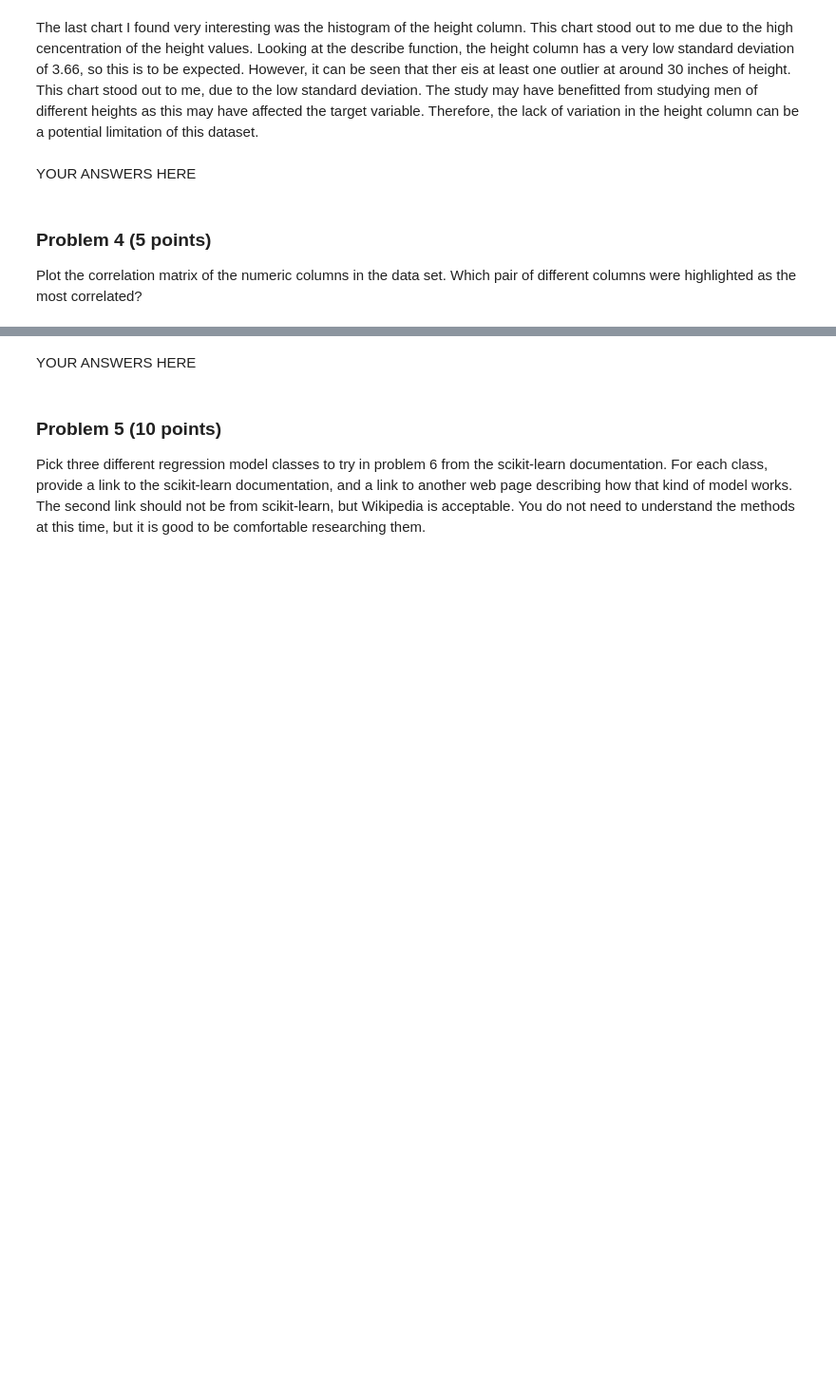
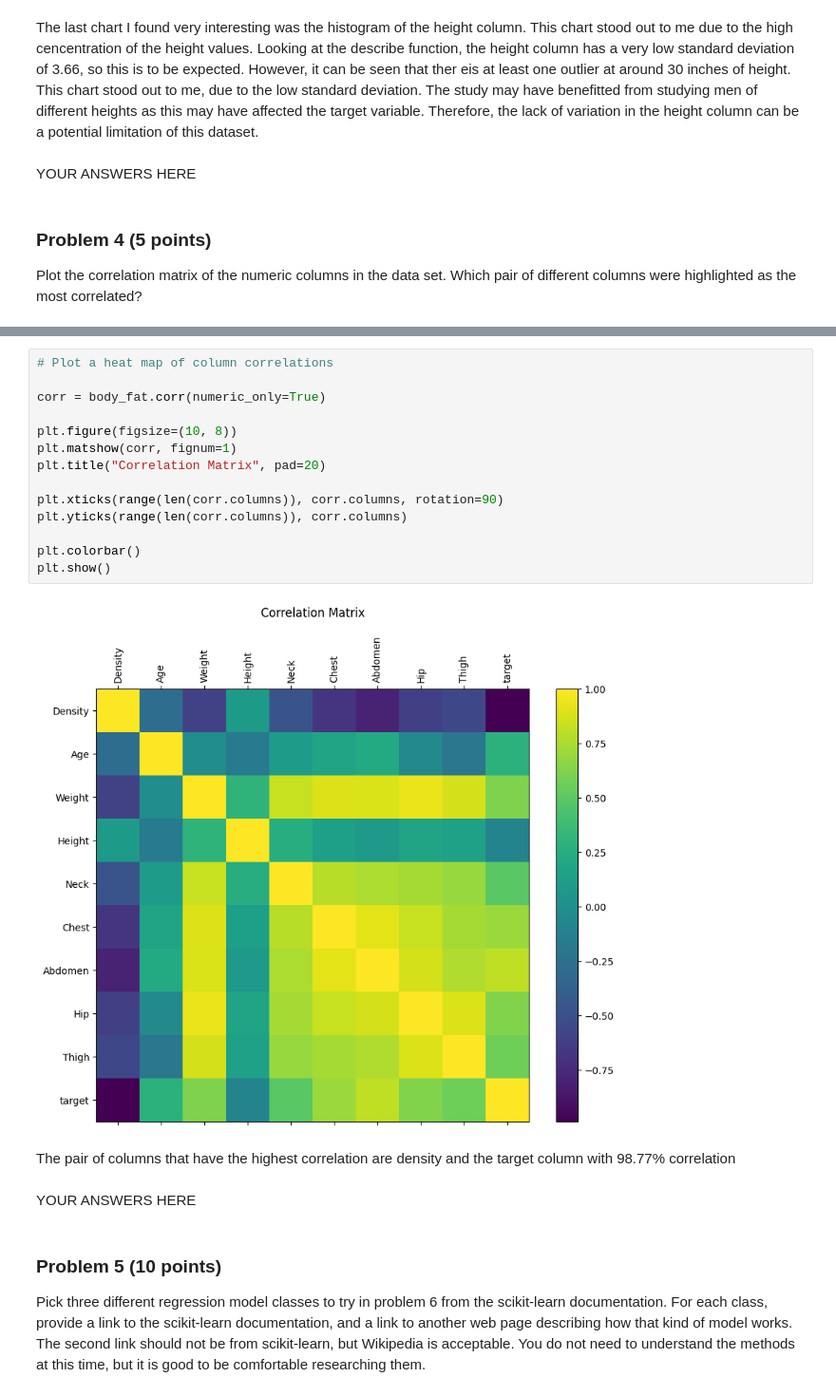
Before and after one commit to Haleymussary00/dx602-final-project, a Jupyter notebook: project.ipynb, the cells around one changed output, grey strips where cells are left out. Shown at 95% size. Drawn from its saved outputs; the diff is of its cells as text; blank space fills up the shorter version.

```diff
--- a/project.ipynb
+++ b/project.ipynb
@@ -315,3 +351,21 @@ Which pair of different columns were highlighted as the most correlated?
+# %%
+# Plot a heat map of column correlations
+
+corr = body_fat.corr(numeric_only=True)
+
+plt.figure(figsize=(10, 8))
+plt.matshow(corr, fignum=1)
+plt.title("Correlation Matrix", pad=20)
+
+plt.xticks(range(len(corr.columns)), corr.columns, rotation=90)
+plt.yticks(range(len(corr.columns)), corr.columns)
+
+plt.colorbar()
+plt.show()
+# %% [output]
+[figure, added]
+# %% [markdown]
+The pair of columns that have the highest correlation are density and the target column with 98.77% correlation
 # %% [markdown]
 YOUR ANSWERS HERE
 # %% [markdown]
```
Also changed, not shown: parts of 3 cells of this notebook.
